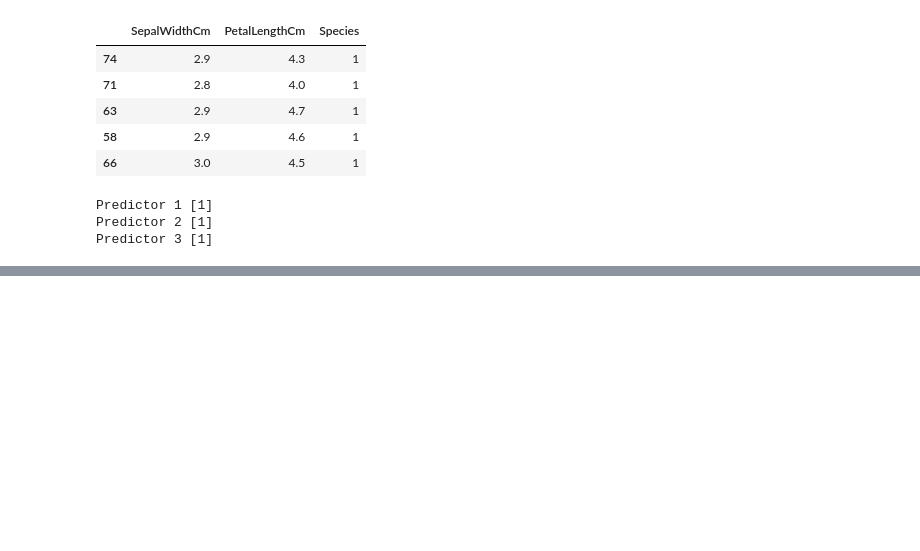
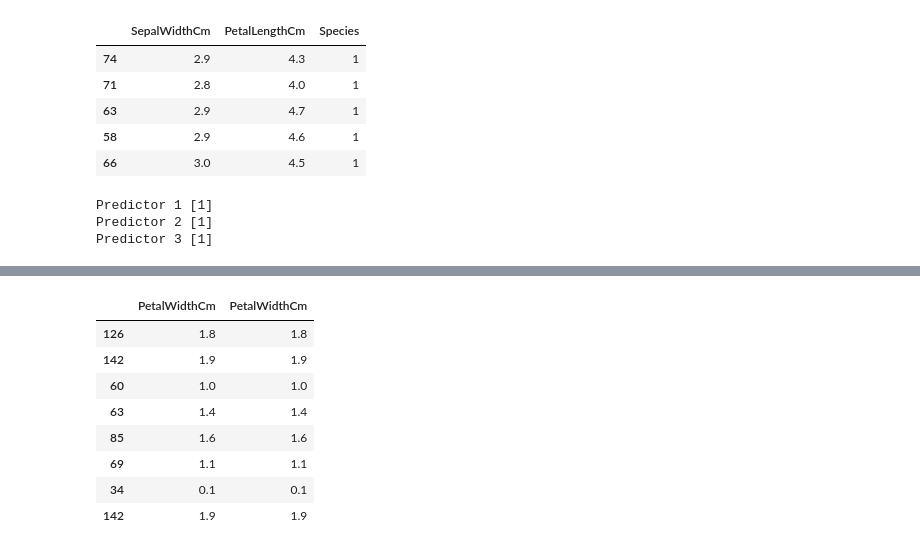
Before and after one commit to tarupathak30/machine_learning_algorithms, a Jupyter notebook: Bagging/bagging.ipynb, the cells around one changed output, grey strips where cells are left out. Saved outputs shown, nothing was run; the diff lists cells and outputs as text; code cells hidden in the pictures; blank space fills up the shorter version.

```diff
--- a/Bagging/bagging.ipynb
+++ b/Bagging/bagging.ipynb
@@ -187,0 +235,12 @@ Predictor 3 [1]
+# %%
+df1.sample(8, replace=True).sample(2, replace=True, axis=1)
+# %% [output]
+|  | PetalWidthCm | PetalWidthCm |
+| 126 | 1.8 | 1.8 |
+| 142 | 1.9 | 1.9 |
+| 60 | 1.0 | 1.0 |
+| 63 | 1.4 | 1.4 |
+| 85 | 1.6 | 1.6 |
+| 69 | 1.1 | 1.1 |
+| 34 | 0.1 | 0.1 |
+| 142 | 1.9 | 1.9 |
```
Also changed, not shown: parts of 6 cells of this notebook.
